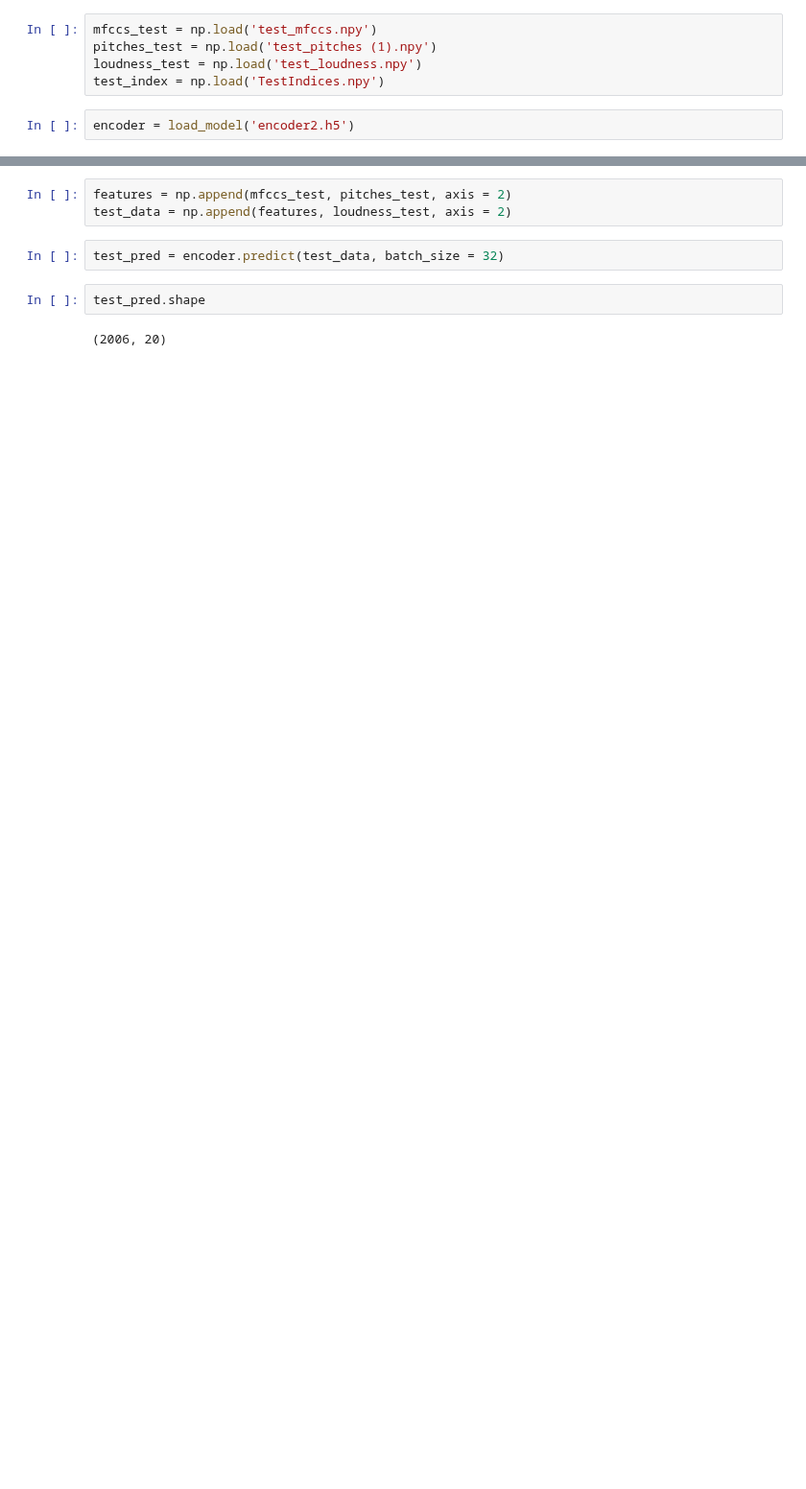
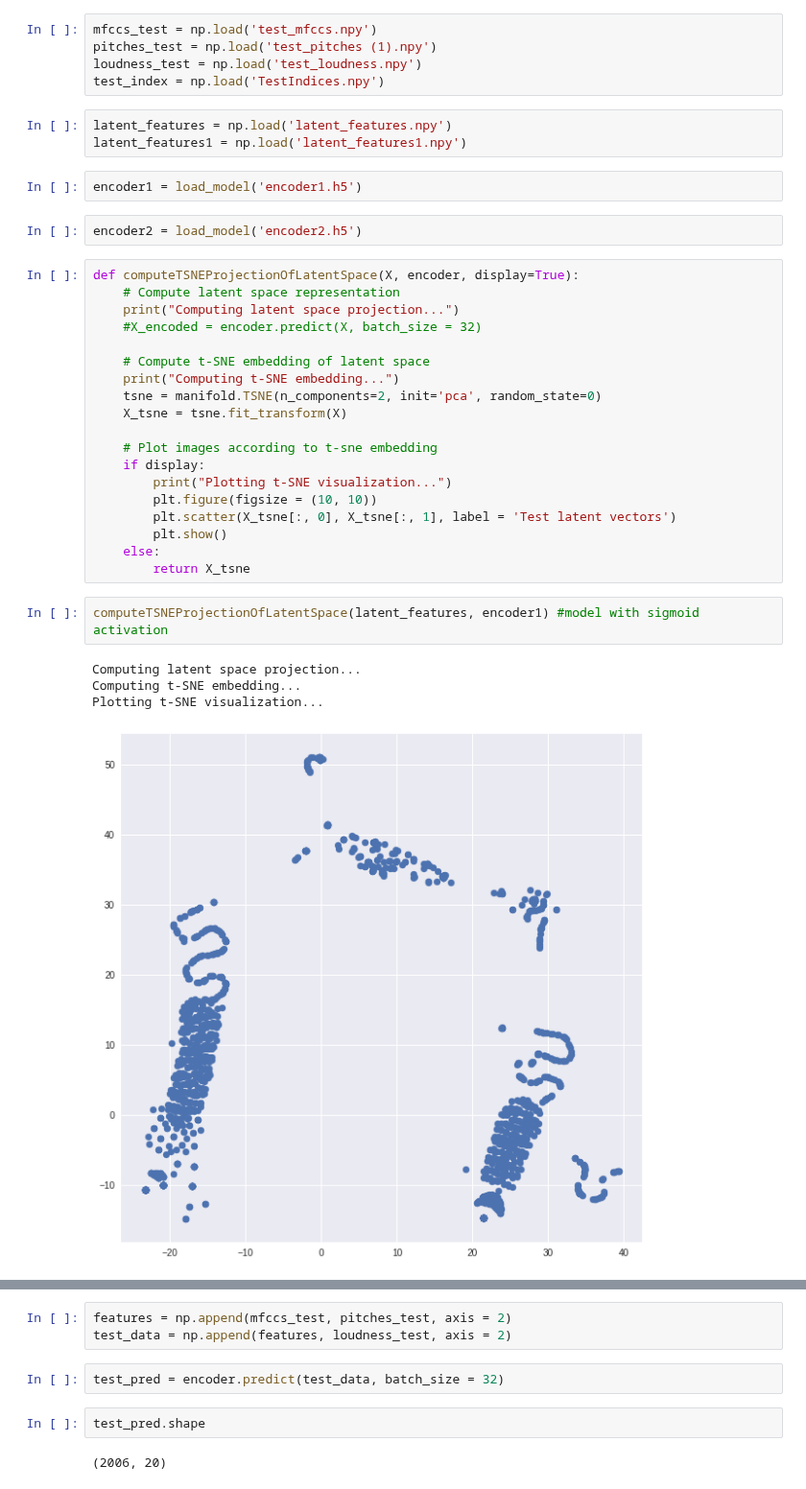
Before and after one commit to aumkar22/Music-Recommendation-System, a Jupyter notebook: notebooks/Model_test.ipynb, the cells around one changed output, grey strips where cells are left out. Shown at 96% size. Cells and saved outputs as stored; diff of their text form; blank space fills up the shorter version.

Commit message:
Added T-SNE plots

```diff
--- a/notebooks/Model_test.ipynb
+++ b/notebooks/Model_test.ipynb
@@ -19,5 +26,36 @@ mfccs_test = np.load('test_mfccs.npy')
 pitches_test = np.load('test_pitches (1).npy')
 loudness_test = np.load('test_loudness.npy')
 test_index = np.load('TestIndices.npy')
+# %%
+latent_features = np.load('latent_features.npy')
+latent_features1 = np.load('latent_features1.npy')
+# %%
+encoder1 = load_model('encoder1.h5')
 # %%
-encoder = load_model('encoder2.h5')
+encoder2 = load_model('encoder2.h5')
+# %%
+def computeTSNEProjectionOfLatentSpace(X, encoder, display=True):
+    # Compute latent space representation
+    print("Computing latent space projection...")
+    #X_encoded = encoder.predict(X, batch_size = 32)
+
+    # Compute t-SNE embedding of latent space
+    print("Computing t-SNE embedding...")
+    tsne = manifold.TSNE(n_components=2, init='pca', random_state=0)
+    X_tsne = tsne.fit_transform(X)
+
+    # Plot images according to t-sne embedding
+    if display:
+        print("Plotting t-SNE visualization...")
+        plt.figure(figsize = (10, 10))
+        plt.scatter(X_tsne[:, 0], X_tsne[:, 1], label = 'Test latent vectors')
+        plt.show()
+    else:
+        return X_tsne
+# %%
+computeTSNEProjectionOfLatentSpace(latent_features, encoder1) #model with sigmoid activation
+# %% [output]
+Computing latent space projection...
+Computing t-SNE embedding...
+Plotting t-SNE visualization...
+[figure, added]
```
Also changed, not shown: parts of 4 cells of this notebook.
